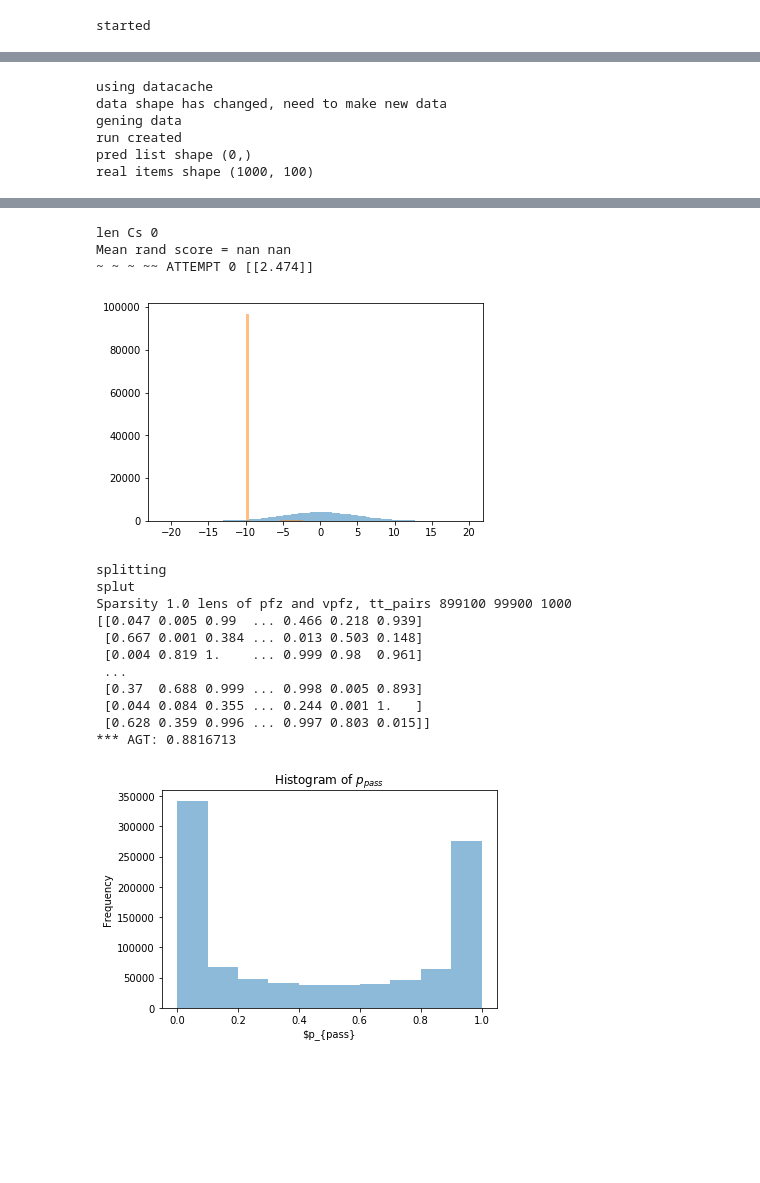
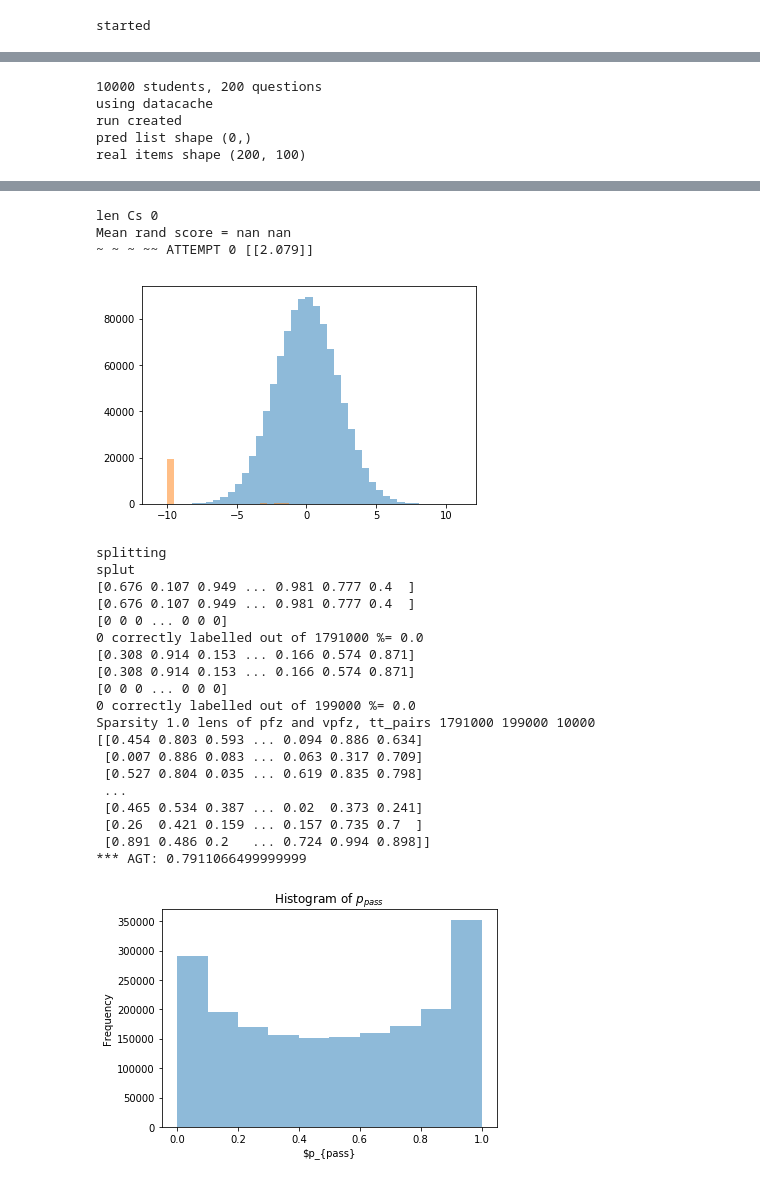
Before and after one commit to rjm49/mltm, a Jupyter notebook: next_gen/MX_FACTORISATION.ipynb, the cells around one changed output, grey strips where cells are left out. Cells and saved outputs as stored; diff of their text form; code cells hidden in the pictures; blank space fills up the shorter version.

```diff
--- a/next_gen/MX_FACTORISATION.ipynb
+++ b/next_gen/MX_FACTORISATION.ipynb
@@ -238,7 +238,7 @@ def gen_rasch_run(n_factors, a0, a1, min_active_traits, max_active_traits, test_
 # plt.show()
 # %%
 from keras.regularizers import l1
-from keras.layers import Dropout, multiply, subtract, GaussianNoise, GaussianDropout, Input, Lambda, Embedding, Flatten
+from keras.layers import Dropout, multiply, subtract, GaussianNoise, GaussianDropout, Input, Lambda, Embedding, Flatten, concatenate
 from keras import backend as K, Model
 def generate_qs_model(qn_table, psi_table, optimiser, _mode="MXFN", loss="MSE"):
 
@@ -259,11 +259,13 @@ def generate_qs_model(qn_table, psi_table, optimiser, _mode="MXFN", loss="MSE"):
 
     print("Mode is", _mode)
     if _mode=="DEEP":
+#         difs = concatenate([psi_row, qn_row])
         difs = subtract([psi_row, qn_row])
-        h = Dense(100, activation="relu")(difs)
-        h = Dense(100, activation="relu")(h)
-#         h = Dense(5, activation="relu")(h)
-#         h = Dense(5, activation="relu")(h)
+#         h = Dense(128, activation="relu")(difs)
+        h = Dense(64, activation="relu")(difs)
+#         h = Dense(32, activation="relu")(h)
+#         h = Dense(16, activation="relu")(h)
+#         h = Dense(8, activation="relu")(h)
         score = Dense(1, activation="sigmoid")(h)
     elif _mode=="COND":
         Prs = Lambda(lambda qs: (1 - qs[0])+(qs[0]*qs[1]), name="Prs")([qn_row, psi_row])
@@ -776,8 +778,18 @@ def generate_and_train(n_students, n_questions, qz,sz,pfz, vqz,vsz,vpfz, w, n_fa
     return s_table, qn_table, m, h
 # %%
 def stitch_n_split(_pairs, _probs):
-#     _pfz = numpy.array([int((random.random() < _probs[vi,mi])) for (vi,mi) in _pairs])
-    _pfz = numpy.array([probs[vi,mi] for (vi,mi) in _pairs])
+    _prob_list =  numpy.array([_probs[vi,mi] for (vi,mi) in _pairs])
+    _pfz = _prob_list
+#     _pfz = (numpy.random.random(len(_prob_list)) < _prob_list).astype(int)
+#     _pfz = (0.5 < _prob_list).astype(int)
+    print(_prob_list)
+    print(_pfz)
+#     _pfz = numpy.array([probs[vi,mi] for (vi,mi) in _pairs])
+
+    _matches = ( numpy.round(_prob_list) == _pfz).astype(int)
+    print(_matches)
+    print(numpy.sum(_matches), "correctly labelled out of", len(_matches), "%=", numpy.sum(_matches)/len(_matches))
+
     _sz = [p[0] for p in _pairs]
     _qz = [p[1] for p in _pairs]
     return _pfz, _sz, _qz
@@ -1380,8 +1384,9 @@ factors_list = [ m+(w,) for m in factors_master for w in w_list ]
 # nn_modes = ["MLTM","COND","MXFN"]
 nn_modes = ["DEEP"]
 loss_modes = ["XENT"]
-sq_nums = [(1000, 1000)]
-# sq_nums = [(3000, 450)]
+# sq_nums = [(int(1000*(1.4)**3), int(150*(1.4)**3))]
+sq_nums = [(10000, 200)]
+# sq_nums = [(10000, 150)]
 # student_staminas = [0.01, 0.1, 0.5, 0.75, 1.0]
 
 spars_list = [1.0] # [0.01, 0.05, 0.25, 0.5, 0.75, 1.0]
@@ -1390,6 +1395,7 @@ n_runs = 1
 bal = .5
 
 for (n_students, n_questions) in sq_nums:
+    print("{} students, {} questions".format(n_students, n_questions))
     for nn_mode in nn_modes:
         for loss_mode in loss_modes:
             for (n_factors, min_active, max_active, emb_w) in factors_list:
@@ -1602,9 +1608,8 @@ for (n_students, n_questions) in sq_nums:
                     reportz.append(tup)
 print("finished")
 # %% [output]
+10000 students, 200 questions
 using datacache
-data shape has changed, need to make new data
-gening data
 run created
 pred list shape (0,)
-real items shape (1000, 100)
+real items shape (200, 100)
@@ -1612,16 +1617,24 @@ real items shape (1000, 100)
 len Cs 0
 Mean rand score = nan nan
-~ ~ ~ ~~ ATTEMPT 0 [[2.474]]
+~ ~ ~ ~~ ATTEMPT 0 [[2.079]]
-[figure, old version]
+[figure, new version]
 splitting
 splut
-Sparsity 1.0 lens of pfz and vpfz, tt_pairs 899100 99900 1000
-[[0.047 0.005 0.99  ... 0.466 0.218 0.939]
- [0.667 0.001 0.384 ... 0.013 0.503 0.148]
- [0.004 0.819 1.    ... 0.999 0.98  0.961]
+[0.676 0.107 0.949 ... 0.981 0.777 0.4  ]
+[0.676 0.107 0.949 ... 0.981 0.777 0.4  ]
+[0 0 0 ... 0 0 0]
+0 correctly labelled out of 1791000 %= 0.0
+[0.308 0.914 0.153 ... 0.166 0.574 0.871]
+[0.308 0.914 0.153 ... 0.166 0.574 0.871]
+[0 0 0 ... 0 0 0]
+0 correctly labelled out of 199000 %= 0.0
+Sparsity 1.0 lens of pfz and vpfz, tt_pairs 1791000 199000 10000
+[[0.454 0.803 0.593 ... 0.094 0.886 0.634]
+ [0.007 0.886 0.083 ... 0.063 0.317 0.709]
+ [0.527 0.804 0.035 ... 0.619 0.835 0.798]
  ...
- [0.37  0.688 0.999 ... 0.998 0.005 0.893]
- [0.044 0.084 0.355 ... 0.244 0.001 1.   ]
- [0.628 0.359 0.996 ... 0.997 0.803 0.015]]
-*** AGT: 0.8816713
+ [0.465 0.534 0.387 ... 0.02  0.373 0.241]
+ [0.26  0.421 0.159 ... 0.157 0.735 0.7  ]
+ [0.891 0.486 0.2   ... 0.724 0.994 0.898]]
+*** AGT: 0.7911066499999999
-[figure, old version]
+[figure, new version]
```
Also changed, not shown: parts of 14 cells of this notebook.
